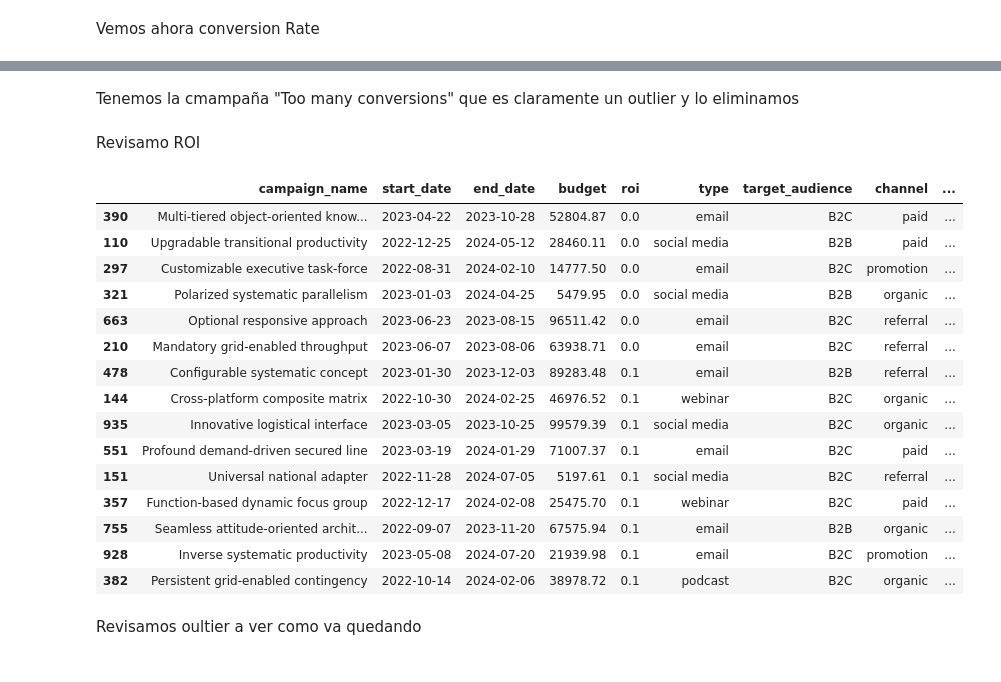
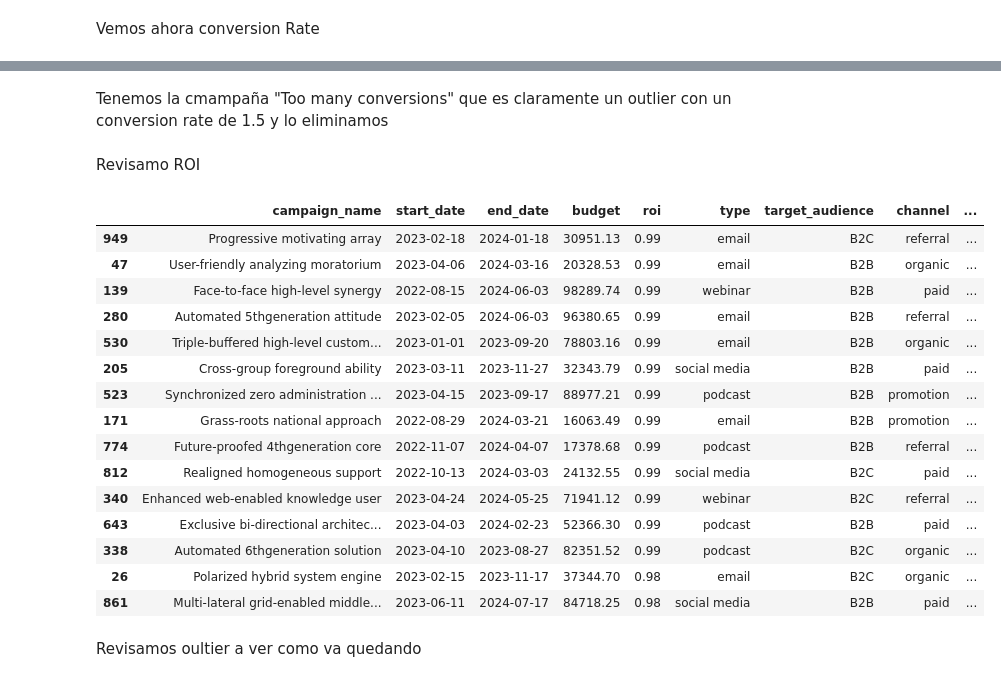
Before and after one commit to David-Gabriel07/Desafio-de-Marketing, a Jupyter notebook: notebooks/Preprocesamiento-de-datos.ipynb, the cells around one changed output, grey strips where cells are left out. Cells and saved outputs as stored; diff of their text form; code cells hidden in the pictures.

```diff
--- a/notebooks/Preprocesamiento-de-datos.ipynb
+++ b/notebooks/Preprocesamiento-de-datos.ipynb
@@ -683,6 +710,6 @@ Vamos a eliminar los outliers identificados
 # %%
-# Eliminamos los outliers de budgets 1003 y 1005
-df.drop([1006, 1008], inplace=True)
+# Eliminamos los outliers de budgets 1005 y 1007
+df.drop([1005, 1007], inplace=True)
 # %% [markdown]
 Buscamos outliers nuevamente
 # %%
@@ -742,7 +769,7 @@ df.sort_values(by='end_date', ascending=False).head(10)
 # %% [markdown]
 Eliminamos la future campaign ya que aún no ha concluido
 # %%
-df.drop([1007], inplace=True)
+df.drop([1006], inplace=True)
 # %%
 df.hist(figsize=(10,10), color='skyblue', bins=20, column='start_date')
 plt.show()
@@ -774,5 +801,5 @@ Hay una campaña que tiene fecha de inicio posteriro a la fecha de fin, lo cual
 # %%
-df.drop([1009], inplace=True)
+df.drop([1008], inplace=True)
 # %% [markdown]
 Vemos ahora conversion Rate
 # %%
@@ -797,28 +824,28 @@ df.sort_values(by='conversion_rate', ascending=False).head(15)
 # %% [markdown]
-Tenemos la cmampaña "Too many conversions" que es claramente un outlier y lo eliminamos
+Tenemos la cmampaña "Too many conversions" que es claramente un outlier con un conversion rate de  1.5 y lo eliminamos
 # %%
-df.drop([1010], inplace=True)
+df.drop([1009], inplace=True)
 # %% [markdown]
 Revisamo ROI
 # %%
-df.sort_values(by='roi', ascending=True).head(15)
+df.sort_values(by='roi', ascending=False).head(15)
 # %% [output]
 |  | campaign_name | start_date | end_date | budget | roi | type | target_audience | channel | ... |
-| 390 | Multi-tiered object-oriented know... | 2023-04-22 | 2023-10-28 | 52804.87 | 0.0 | email | B2C | paid | ... |
-| 110 | Upgradable transitional productivity | 2022-12-25 | 2024-05-12 | 28460.11 | 0.0 | social media | B2B | paid | ... |
-| 297 | Customizable executive task-force | 2022-08-31 | 2024-02-10 | 14777.50 | 0.0 | email | B2C | promotion | ... |
-| 321 | Polarized systematic parallelism | 2023-01-03 | 2024-04-25 | 5479.95 | 0.0 | social media | B2B | organic | ... |
-| 663 | Optional responsive approach | 2023-06-23 | 2023-08-15 | 96511.42 | 0.0 | email | B2C | referral | ... |
-| 210 | Mandatory grid-enabled throughput | 2023-06-07 | 2023-08-06 | 63938.71 | 0.0 | email | B2C | referral | ... |
-| 478 | Configurable systematic concept | 2023-01-30 | 2023-12-03 | 89283.48 | 0.1 | email | B2B | referral | ... |
-| 144 | Cross-platform composite matrix | 2022-10-30 | 2024-02-25 | 46976.52 | 0.1 | webinar | B2C | organic | ... |
-| 935 | Innovative logistical interface | 2023-03-05 | 2023-10-25 | 99579.39 | 0.1 | social media | B2C | organic | ... |
-| 551 | Profound demand-driven secured line | 2023-03-19 | 2024-01-29 | 71007.37 | 0.1 | email | B2C | paid | ... |
-| 151 | Universal national adapter | 2022-11-28 | 2024-07-05 | 5197.61 | 0.1 | social media | B2C | referral | ... |
-| 357 | Function-based dynamic focus group | 2022-12-17 | 2024-02-08 | 25475.70 | 0.1 | webinar | B2C | paid | ... |
-| 755 | Seamless attitude-oriented archit... | 2022-09-07 | 2023-11-20 | 67575.94 | 0.1 | email | B2B | organic | ... |
-| 928 | Inverse systematic productivity | 2023-05-08 | 2024-07-20 | 21939.98 | 0.1 | email | B2C | promotion | ... |
-| 382 | Persistent grid-enabled contingency | 2022-10-14 | 2024-02-06 | 38978.72 | 0.1 | podcast | B2C | organic | ... |
+| 949 | Progressive motivating array | 2023-02-18 | 2024-01-18 | 30951.13 | 0.99 | email | B2C | referral | ... |
+| 47 | User-friendly analyzing moratorium | 2023-04-06 | 2024-03-16 | 20328.53 | 0.99 | email | B2B | organic | ... |
+| 139 | Face-to-face high-level synergy | 2022-08-15 | 2024-06-03 | 98289.74 | 0.99 | webinar | B2B | paid | ... |
+| 280 | Automated 5thgeneration attitude | 2023-02-05 | 2024-06-03 | 96380.65 | 0.99 | email | B2B | referral | ... |
+| 530 | Triple-buffered high-level custom... | 2023-01-01 | 2023-09-20 | 78803.16 | 0.99 | email | B2B | organic | ... |
+| 205 | Cross-group foreground ability | 2023-03-11 | 2023-11-27 | 32343.79 | 0.99 | social media | B2B | paid | ... |
+| 523 | Synchronized zero administration ... | 2023-04-15 | 2023-09-17 | 88977.21 | 0.99 | podcast | B2B | promotion | ... |
+| 171 | Grass-roots national approach | 2022-08-29 | 2024-03-21 | 16063.49 | 0.99 | email | B2B | promotion | ... |
+| 774 | Future-proofed 4thgeneration core | 2022-11-07 | 2024-04-07 | 17378.68 | 0.99 | podcast | B2B | referral | ... |
+| 812 | Realigned homogeneous support | 2022-10-13 | 2024-03-03 | 24132.55 | 0.99 | social media | B2C | paid | ... |
+| 340 | Enhanced web-enabled knowledge user | 2023-04-24 | 2024-05-25 | 71941.12 | 0.99 | webinar | B2C | referral | ... |
+| 643 | Exclusive bi-directional architec... | 2023-04-03 | 2024-02-23 | 52366.30 | 0.99 | podcast | B2B | paid | ... |
+| 338 | Automated 6thgeneration solution | 2023-04-10 | 2023-08-27 | 82351.52 | 0.99 | podcast | B2C | organic | ... |
+| 26 | Polarized hybrid system engine | 2023-02-15 | 2023-11-17 | 37344.70 | 0.98 | email | B2C | organic | ... |
+| 861 | Multi-lateral grid-enabled middle... | 2023-06-11 | 2024-07-17 | 84718.25 | 0.98 | social media | B2B | paid | ... |
 # %% [markdown]
 Revisamos oultier a ver como va quedando
 # %%
```
Also changed, not shown: parts of 32 cells of this notebook, 2 other files.
